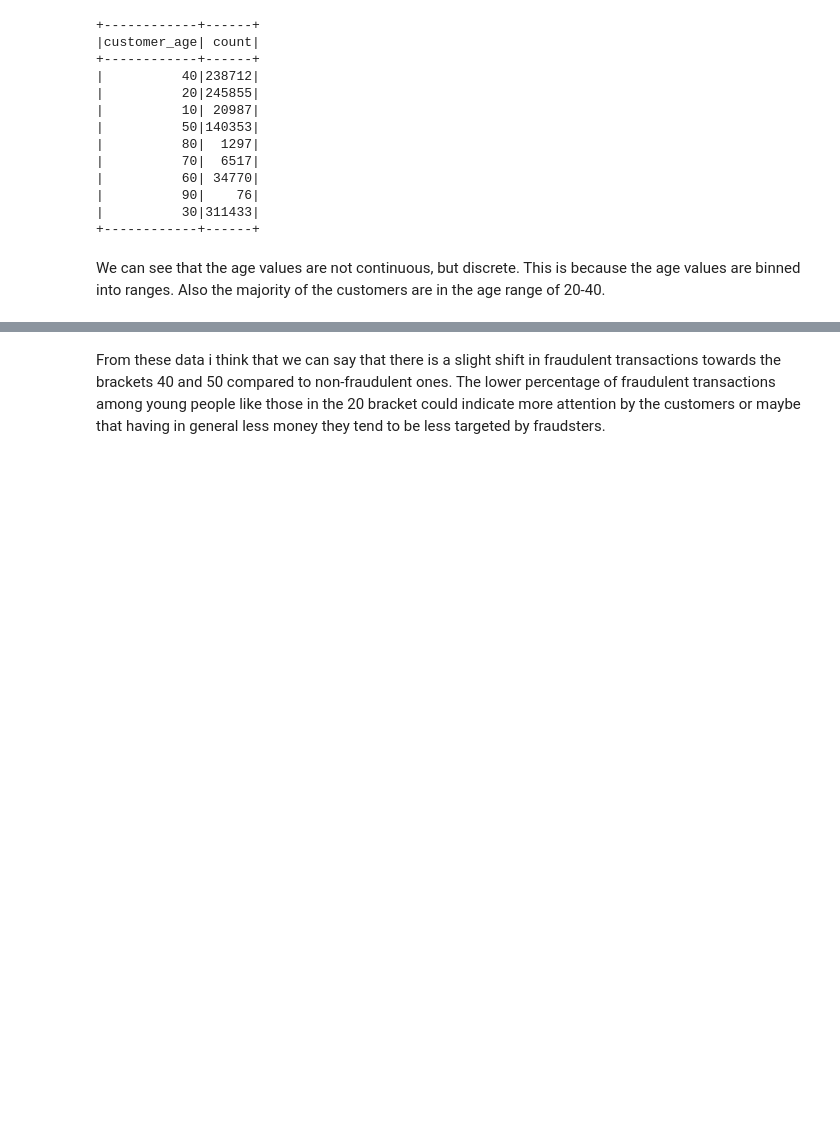
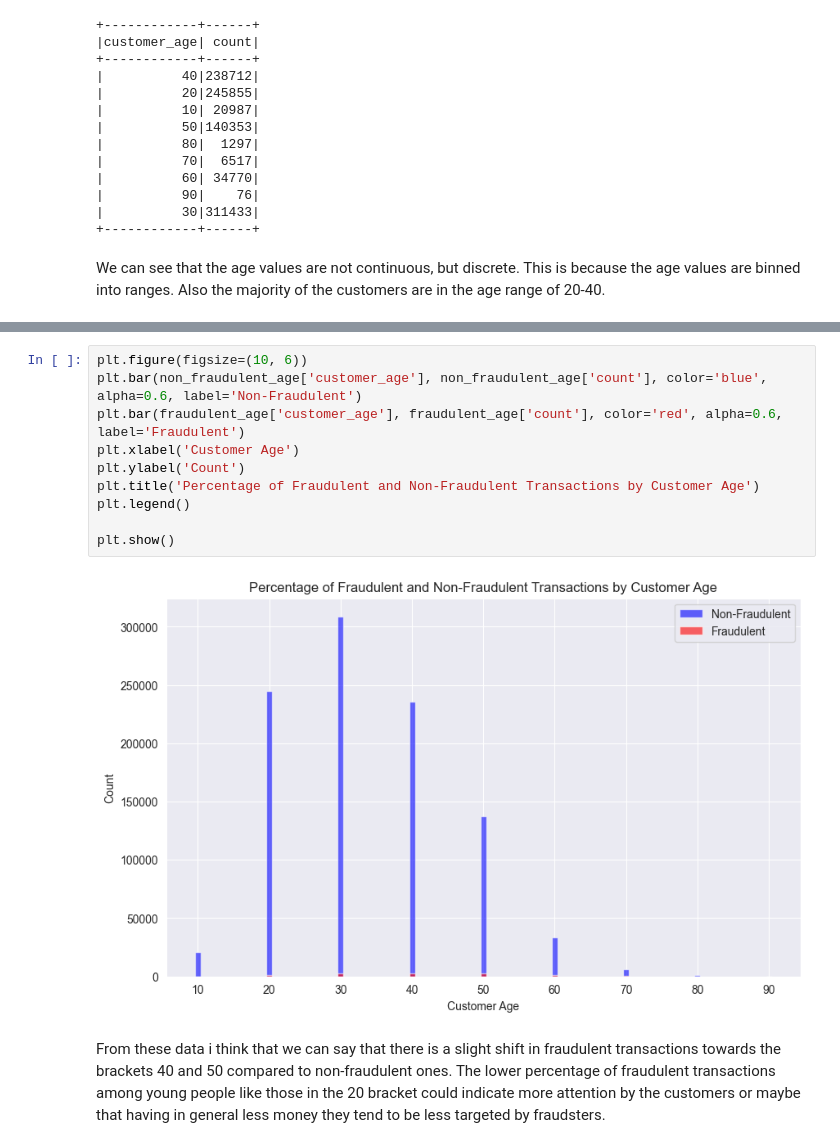
Before and after one commit to EmilianoMarrale/Bank-Fraud-Analysis-Pyspark, a Jupyter notebook: DataUnderstandingAndPrep.ipynb, the cells around one changed output, grey strips where cells are left out. Cells and saved outputs as stored; diff of their text form; blank space fills up the shorter version.

Commit message:
Added some plot

```diff
--- a/DataUnderstandingAndPrep.ipynb
+++ b/DataUnderstandingAndPrep.ipynb
@@ -250,5 +252,17 @@ Fraudulent Transactions by Customer Age:
 |          80|   64| 0.5802883307643485|
 |          90|    4|0.03626802067277178|
 +------------+-----+-------------------+
+# %%
+plt.figure(figsize=(10, 6))
+plt.bar(non_fraudulent_age['customer_age'], non_fraudulent_age['count'], color='blue', alpha=0.6, label='Non-Fraudulent')
+plt.bar(fraudulent_age['customer_age'], fraudulent_age['count'], color='red', alpha=0.6, label='Fraudulent')
+plt.xlabel('Customer Age')
+plt.ylabel('Count')
+plt.title('Percentage of Fraudulent and Non-Fraudulent Transactions by Customer Age')
+plt.legend()
+
+plt.show()
+# %% [output]
+[figure, added]
 # %% [markdown]
 From these data i think that we can say that there is a slight shift in fraudulent transactions towards the brackets 40 and 50 compared to non-fraudulent ones. The lower percentage of fraudulent transactions among young people like those in the 20 bracket could indicate more attention by the customers or maybe that having in general less money they tend to be less targeted by fraudsters.
```
Also changed, not shown: parts of 5 cells of this notebook, 3 other files.
